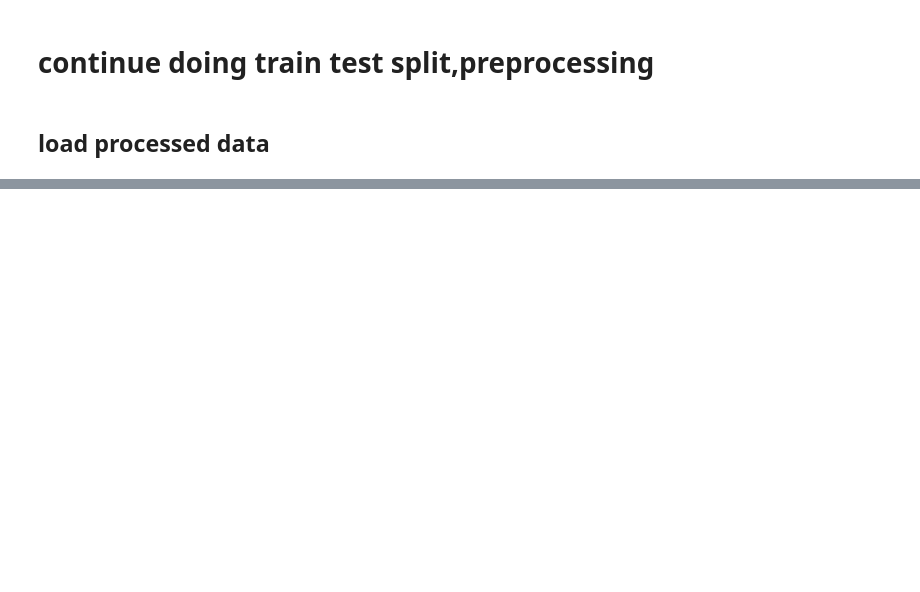
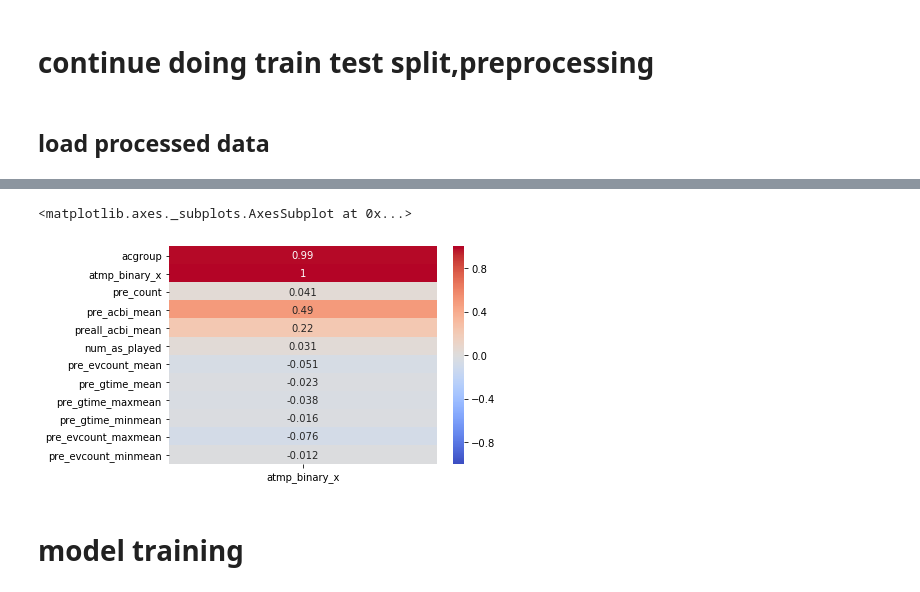
Before and after one commit to yaoyaoustc/Kaggle, a Jupyter notebook: 0106_dsbowl/part3_conti.ipynb, the cells around one changed output, grey strips where cells are left out. Cells and saved outputs as stored; diff of their text form; code cells hidden in the pictures; blank space fills up the shorter version.

```diff
--- a/0106_dsbowl/part3_conti.ipynb
+++ b/0106_dsbowl/part3_conti.ipynb
@@ -71,3 +57,5 @@ y_ready,opt, opty = get_accuracy(raw_y)
+# %%
+train_ready_more = get_acbiny(train_ready[train_ready['type'] == 'Assessment'])
 # %%
 def get_acgroup(records):
 
@@ -109,4 +102,4 @@ def construct_train(train_ready,opty):
     return opty
 # %%
-construct_train(train_ready,opty)
+opty_2 = construct_train(train_ready,opty)
 # %% [output]
@@ -155,0 +123,39 @@ _
+# %%
+# add more training inputs
+def construct_train2(train_ready_more,pre_opt):
+    df = train_ready_more.groupby('installation_id').mean().atmp_binary.to_frame().reset_index()
+    af_opt = pd.merge(pre_opt,df,how='left',on='installation_id')
+
+    df2 = train_ready_more.groupby(['installation_id','game_session'])['event_id'].count().groupby('installation_id').count().to_frame()
+    af_opt = pd.merge(af_opt,df2,how='left',on='installation_id')
+
+    df3 = train_ready_more.groupby(['installation_id','game_session'])['event_count'].mean().to_frame().reset_index().groupby('installation_id').mean().reset_index()
+    af_opt = pd.merge(af_opt,df3,how='left',on='installation_id')
+
+    df4 = train_ready_more.groupby(['installation_id','game_session'])['game_time'].mean().to_frame().reset_index().groupby('installation_id').mean().reset_index()
+    af_opt = pd.merge(af_opt,df4,how='left',on='installation_id')
+
+    df5 = train_ready_more.groupby(['installation_id','game_session'])['game_time'].max().to_frame().reset_index().groupby('installation_id').mean().reset_index()
+    df5.rename(columns={'game_time':'pre_gtime_maxmean'},inplace=True)
+    af_opt = pd.merge(af_opt,df5,how='left',on='installation_id')
+
+    df6 = train_ready_more.groupby(['installation_id','game_session'])['game_time'].min().to_frame().reset_index().groupby('installation_id').mean().reset_index()
+    df6.rename(columns={'game_time':'pre_gtime_minmean'},inplace=True)
+    af_opt = pd.merge(af_opt,df6,how='left',on='installation_id')
+
+    df7 = train_ready_more.groupby(['installation_id','game_session'])['event_count'].max().to_frame().reset_index().groupby('installation_id').mean().reset_index()
+    df7.rename(columns={'event_count':'pre_evcount_maxmean'},inplace=True)
+    af_opt = pd.merge(af_opt,df7,how='left',on='installation_id')
+
+    df8 = train_ready_more.groupby(['installation_id','game_session'])['event_count'].min().to_frame().reset_index().groupby('installation_id').mean().reset_index()
+    df8.rename(columns={'event_count':'pre_evcount_minmean'},inplace=True)
+    af_opt = pd.merge(af_opt,df8,how='left',on='installation_id')
+
+    af_opt.rename(columns={'atmp_binary_y':'preall_acbi_mean',
+                           'event_id':'num_as_played',
+                           'event_count':'pre_evcount_mean',
+                           'game_time':'pre_gtime_mean'},inplace=True)
+    return af_opt
+# %%
+newopt = construct_train2(train_ready_more,opty_2)
+newopt.head()
@@ -155,0 +169,7 @@ _
+# %%
+sns.heatmap(newopt.corr()[['atmp_binary_x']],vmin=-1,cmap='coolwarm',xticklabels=True, yticklabels=True,annot=True)
+# %% [output]
+<matplotlib.axes._subplots.AxesSubplot at 0x...>
+[figure, added]
+# %% [markdown]
+# model training
```
Also changed, not shown: parts of 15 cells of this notebook.
